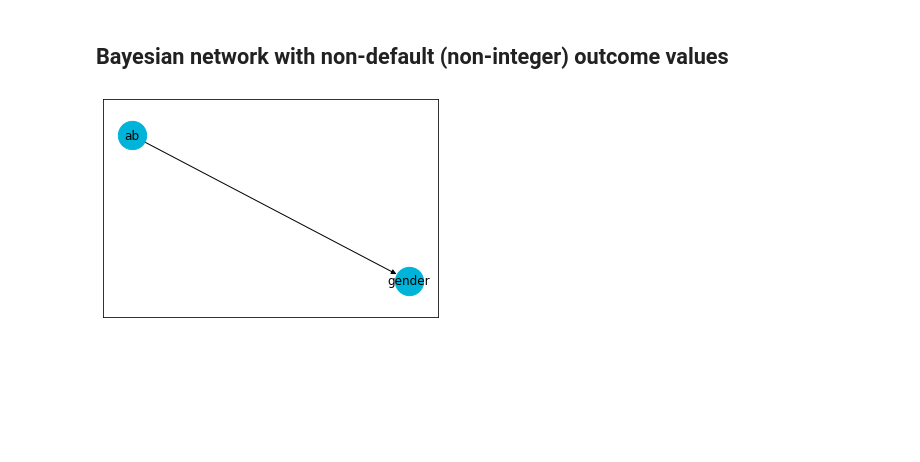
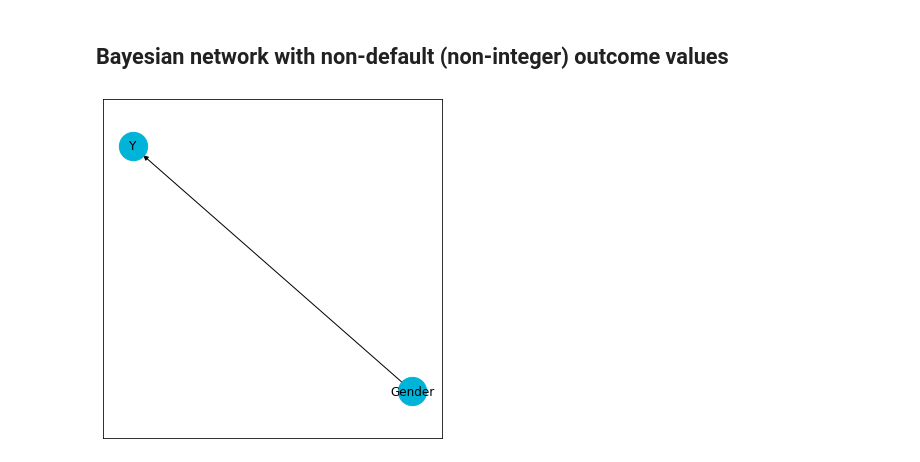
Before and after one commit to munichpavel/fake-data-for-learning, a Jupyter notebook: notebooks/bayesian-network.ipynb, the cells around one changed output. Cells and saved outputs as stored; diff of their text form; code cells hidden in the pictures; blank space fills up the shorter version.

```diff
--- a/notebooks/bayesian-network.ipynb
+++ b/notebooks/bayesian-network.ipynb
@@ -185,10 +188,20 @@ bn2c01.rvs(size=5)
 # %% [markdown]
 ## Bayesian network with non-default (non-integer) outcome values
-# %%
-# With non-default valued outocomes
-rv0_nondef = BNRV('ab', pt_X0, values=['a', 'b'])
-rv1c0_nondef = BNRV('gender', pt_X1cX0, parent_names=['ab'], values=['female', 'male'])
-bn_nondef = FDBN(rv0_nondef, rv1c0_nondef)
-bn_nondef.draw_graph()
-# %% [output]
-[figure, removed]
+# %%
+pt_YcGender = np.array([
+    [0.9, 0.1],
+    [0.4, 0.6],
+])
+Y = BNRV('Y', pt_YcGender, parent_names=['Gender'])
+bn_nondef = FDBN(Gender, Y)
+
+fig = plt.figure(figsize=(5,5))
+ax = plt.subplot(111)
+
+G = bn_nondef.get_graph()
+bn_nondef.draw_graph()
+
+plt.tight_layout()
+plt.savefig("../docs/graphics/graph.png", format="PNG")
+# %% [output]
+[figure, added]
```
Also changed, not shown: parts of 12 cells of this notebook, 3 other files.
